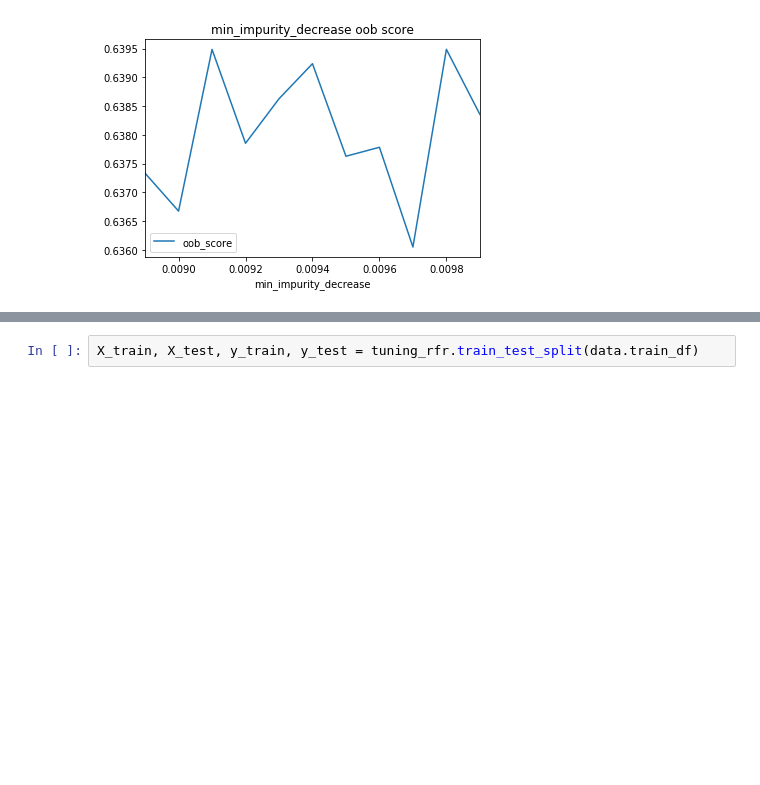
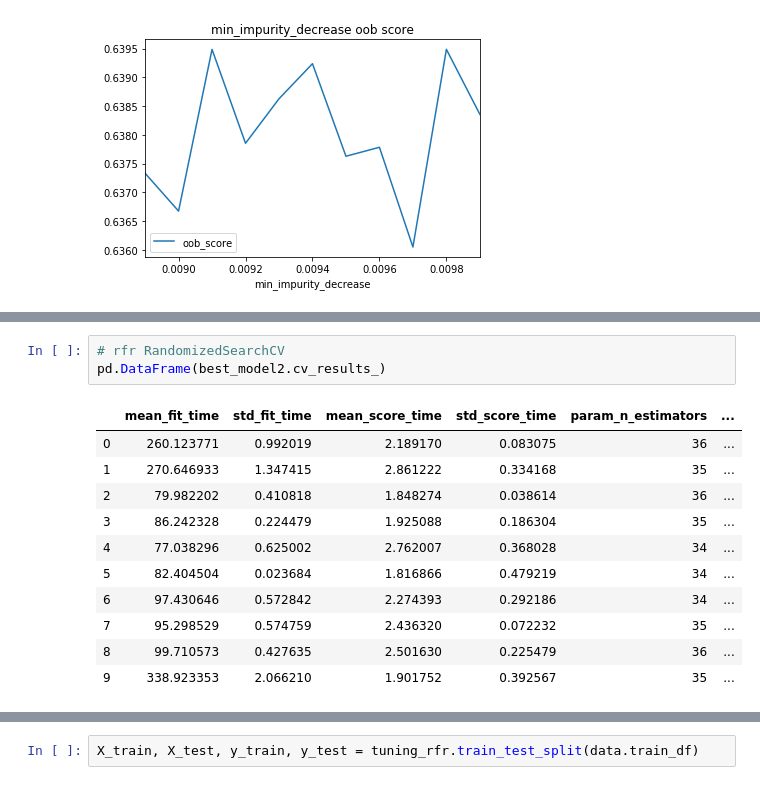
Before and after one commit to kirahman2/salarypredictionportfolio, a Jupyter notebook: Salary Prediction Notebook.ipynb, the cells around one changed output, grey strips where cells are left out. Drawn from its saved outputs; the diff is of its cells as text; blank space fills up the shorter version.

```diff
--- a/Salary Prediction Notebook.ipynb
+++ b/Salary Prediction Notebook.ipynb
@@ -1527 +1487,16 @@ results
+# %%
+# rfr RandomizedSearchCV
+pd.DataFrame(best_model2.cv_results_)
+# %% [output]
+|  | mean_fit_time | std_fit_time | mean_score_time | std_score_time | param_n_estimators | ... |
+| 0 | 260.123771 | 0.992019 | 2.189170 | 0.083075 | 36 | ... |
+| 1 | 270.646933 | 1.347415 | 2.861222 | 0.334168 | 35 | ... |
+| 2 | 79.982202 | 0.410818 | 1.848274 | 0.038614 | 36 | ... |
+| 3 | 86.242328 | 0.224479 | 1.925088 | 0.186304 | 35 | ... |
+| 4 | 77.038296 | 0.625002 | 2.762007 | 0.368028 | 34 | ... |
+| 5 | 82.404504 | 0.023684 | 1.816866 | 0.479219 | 34 | ... |
+| 6 | 97.430646 | 0.572842 | 2.274393 | 0.292186 | 34 | ... |
+| 7 | 95.298529 | 0.574759 | 2.436320 | 0.072232 | 35 | ... |
+| 8 | 99.710573 | 0.427635 | 2.501630 | 0.225479 | 36 | ... |
+| 9 | 338.923353 | 2.066210 | 1.901752 | 0.392567 | 35 | ... |
 # %%
```
Also changed, not shown: parts of 10 cells of this notebook.
